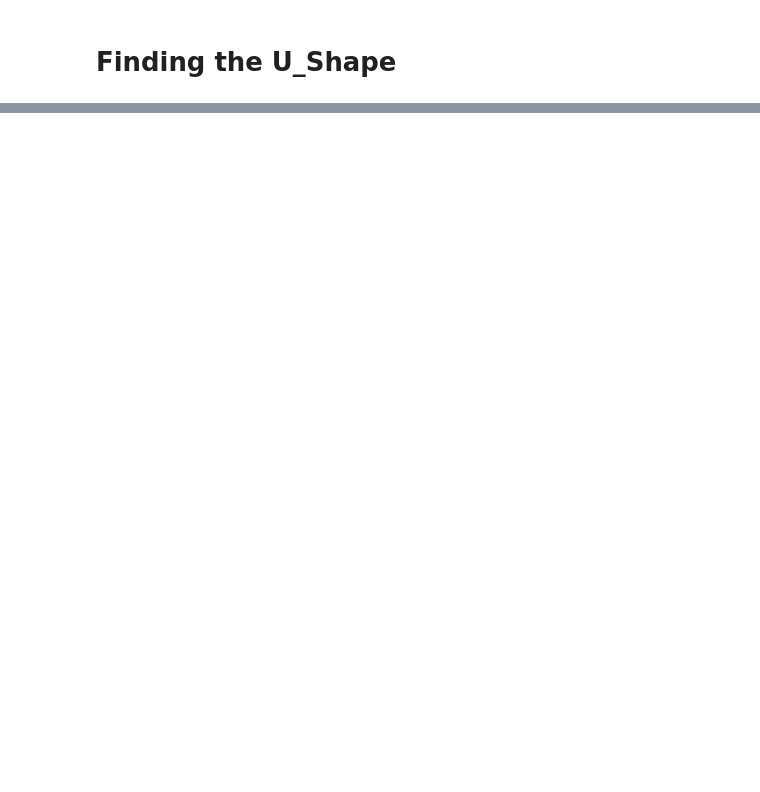
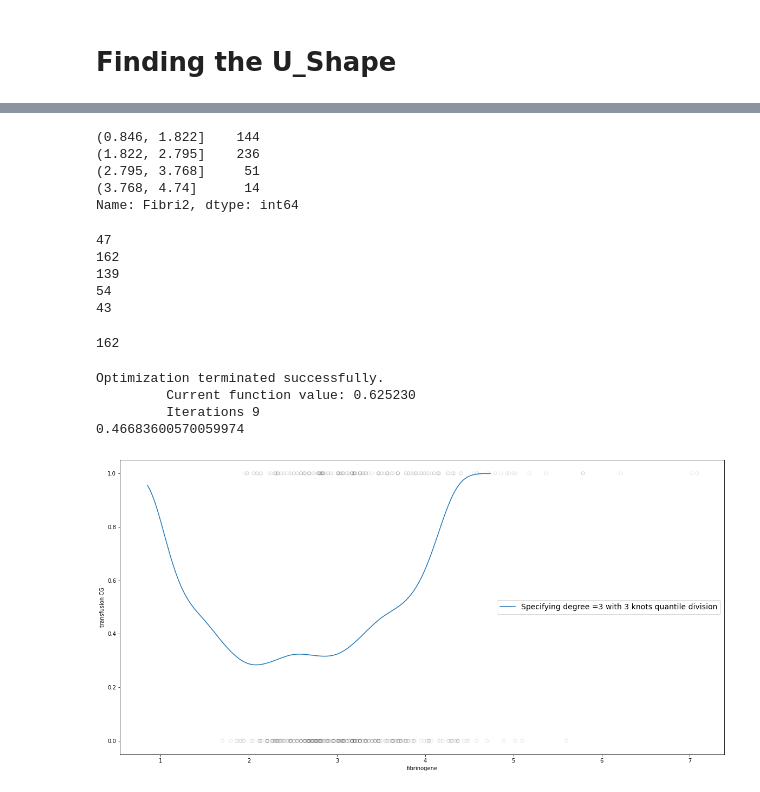
Before and after one commit to sophiayazzourh/Projet_Innovation_Recherche, a Jupyter notebook: U_shape_on_given_data.ipynb, the cells around one changed output, grey strips where cells are left out. Drawn from its saved outputs; the diff is of its cells as text; code cells hidden in the pictures; blank space fills up the shorter version.

```diff
--- a/U_shape_on_given_data.ipynb
+++ b/U_shape_on_given_data.ipynb
@@ -47,0 +147,27 @@ array=[5.   2.78 3.17 2.8  2.63 3.05 2.26 2.63 2.54 2.36 2.59 3.62 3.88 4.7
+# %%
+# Divide by function
+# Dividing the data into 4 bins
+df_cut, bins = pd.cut(x, 4, retbins=True, right=True)
+df_cut.value_counts(sort=False)
+# %% [output]
+(0.846, 1.822]    144
+(1.822, 2.795]    236
+(2.795, 3.768]     51
+(3.768, 4.74]      14
+Name: Fibri2, dtype: int64
+# %%
+print(np.sum(data['Fibri2'] < 1.5))
+print(np.sum((data['Fibri2'] >= 1.5)*(data['Fibri2'] < 2)))
+print(np.sum((data['Fibri2'] >= 2)*(data['Fibri2'] < 2.5)))
+print(np.sum((data['Fibri2'] >= 2.5)*(data['Fibri2'] < 3)))
+print(np.sum(data['Fibri2'] >= 3))
+# %% [output]
+47
+162
+139
+54
+43
+# %%
+np.sum((data['Fibri2'] >= 1.5)*(data['Fibri2'] < 2))
+# %% [output]
+162
@@ -47,0 +177,45 @@ array=[5.   2.78 3.17 2.8  2.63 3.05 2.26 2.63 2.54 2.36 2.59 3.62 3.88 4.7
+# %%
+# Generating cubic spline with 3 knots
+transformed_x = dmatrix("bs(train, knots=(1.5, 2, 2.5, 3, 3.5), degree=3, include_intercept=False)", {"train": x},return_type='dataframe')
+
+# Fitting Generalised linear model on transformed dataset
+fit1 = sm.Logit(y, transformed_x).fit()
+
+# Generating cubic spline with 4 knots
+#transformed_x2 = dmatrix("bs(train, knots=(2.776,3.852,4.928,6.004),degree =3, include_intercept=False)", {"train": x}, return_type='dataframe')
+
+# Fitting Generalised linear model on transformed dataset
+#fit2 = sm.Logit(y, transformed_x2).fit()
+
+# Predictions on both splines
+pred1 = fit1.predict(dmatrix("bs(valid, knots=(1.5, 2, 2.5, 3, 3.5), include_intercept=False)", {"valid": x}, return_type='dataframe'))
+#pred2 = fit2.predict(dmatrix("bs(valid, knots=(2.776,3.852,4.928,6.004),degree =3, include_intercept=False)", {"valid": x}, return_type='dataframe'))
+
+# Calculating RMSE values
+rms1 = sqrt(mean_squared_error(y, pred1))
+print(rms1)
+#rms2 = sqrt(mean_squared_error(y, pred2))
+#print(rms2)
+
+# We will plot the graph
+xp = np.linspace(x.min(),x.max(),453)
+
+# Make some predictions
+pred1 = fit1.predict(dmatrix("bs(xp, knots=(1.5, 2, 2.5, 3, 3.5), include_intercept=False)", {"xp": xp}, return_type='dataframe'))
+#(2.67,3.07,3.62)pred2 = fit2.predict(dmatrix("bs(xp, knots=(2.776,3.852,4.928,6.004),degree =3, include_intercept=False)", {"xp": xp}, return_type='dataframe'))
+
+# Plot the splines and error bands
+plt.figure(figsize=(20,10))
+plt.scatter(data["fibrinogene"], data["transfusion CG"], facecolor='None', edgecolor='k', alpha=0.1)
+plt.plot(xp, pred1, label='Specifying degree =3 with 3 knots quantile division')
+#plt.plot(xp, pred2, color='r', label='Specifying degree =3 with 4 knots function division')
+plt.legend(prop={'size': 14})
+plt.xlabel('fibrinogene')
+plt.ylabel('transfusion CG')
+plt.show()
+# %% [output]
+Optimization terminated successfully.
+         Current function value: 0.625230
+         Iterations 9
+0.46683600570059974
+[figure, added]
```
Also changed, not shown: parts of 34 cells of this notebook, 4 other files.
